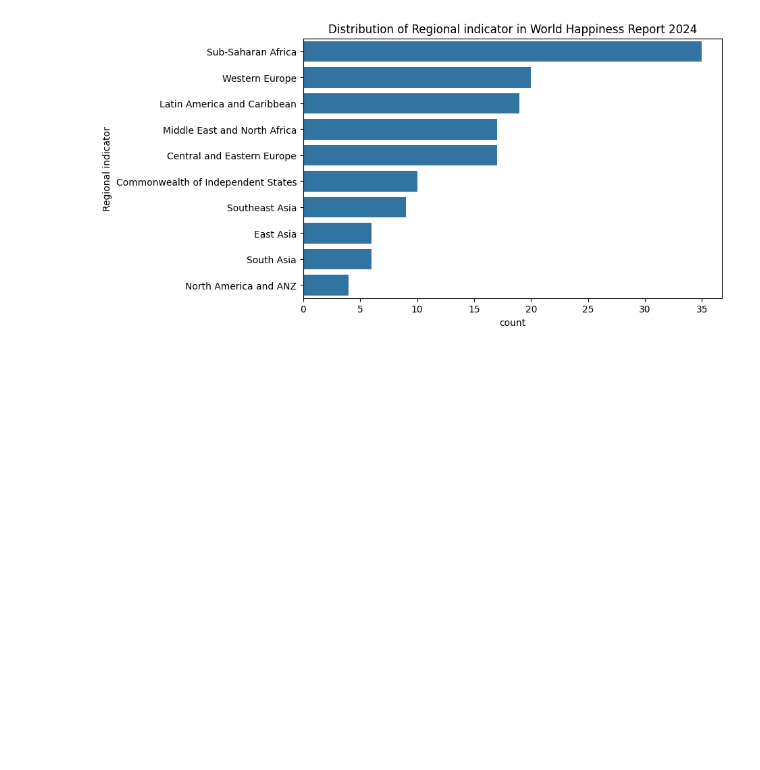
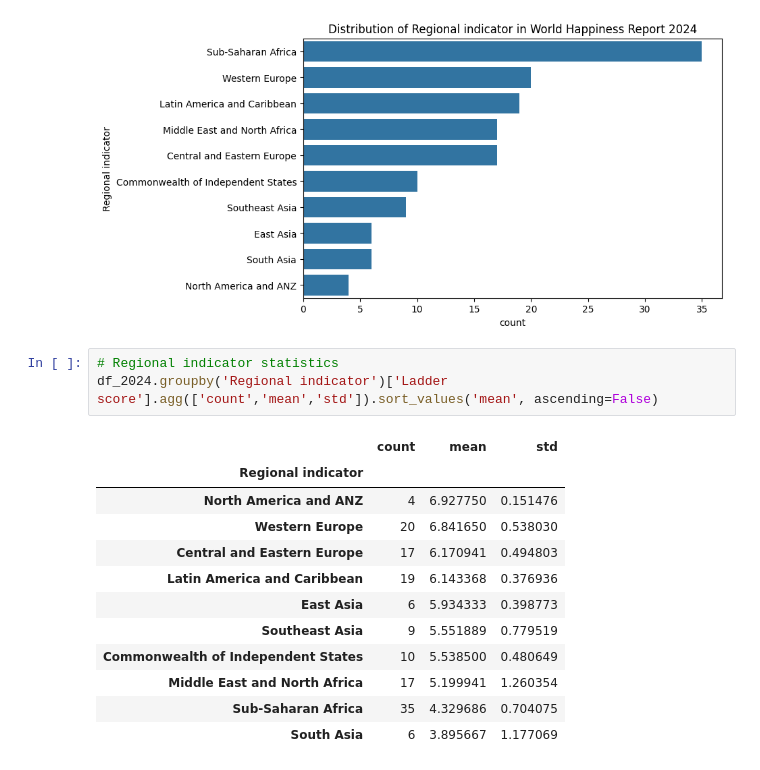
Before and after one commit to CNSM97/portfolio_project, a Jupyter notebook: notebooks/01_exploration.ipynb, the cells around one changed output. Drawn from its saved outputs; the diff is of its cells as text; blank space fills up the shorter version.

```diff
--- a/notebooks/01_exploration.ipynb
+++ b/notebooks/01_exploration.ipynb
@@ -207,6 +207,22 @@ plt.title('Distribution of Regional indicator in World Happiness Report 2024')
 plt.show()
 # %% [output]
 [figure]
+# %%
+# Regional indicator statistics
+df_2024.groupby('Regional indicator')['Ladder score'].agg(['count','mean','std']).sort_values('mean', ascending=False)
+# %% [output]
+|  | count | mean | std |
+| Regional indicator |  |  |  |
+| North America and ANZ | 4 | 6.927750 | 0.151476 |
+| Western Europe | 20 | 6.841650 | 0.538030 |
+| Central and Eastern Europe | 17 | 6.170941 | 0.494803 |
+| Latin America and Caribbean | 19 | 6.143368 | 0.376936 |
+| East Asia | 6 | 5.934333 | 0.398773 |
+| Southeast Asia | 9 | 5.551889 | 0.779519 |
+| Commonwealth of Independent States | 10 | 5.538500 | 0.480649 |
+| Middle East and North Africa | 17 | 5.199941 | 1.260354 |
+| Sub-Saharan Africa | 35 | 4.329686 | 0.704075 |
+| South Asia | 6 | 3.895667 | 1.177069 |
 # %% [markdown]
 ## Initial Findings
 
```
Also changed, not shown: parts of 1 cell of this notebook.
